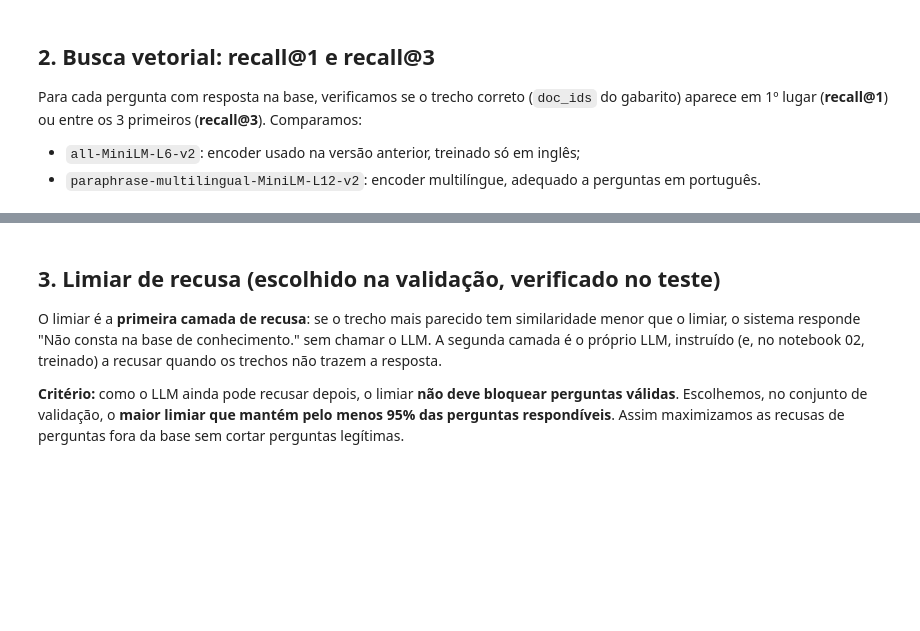
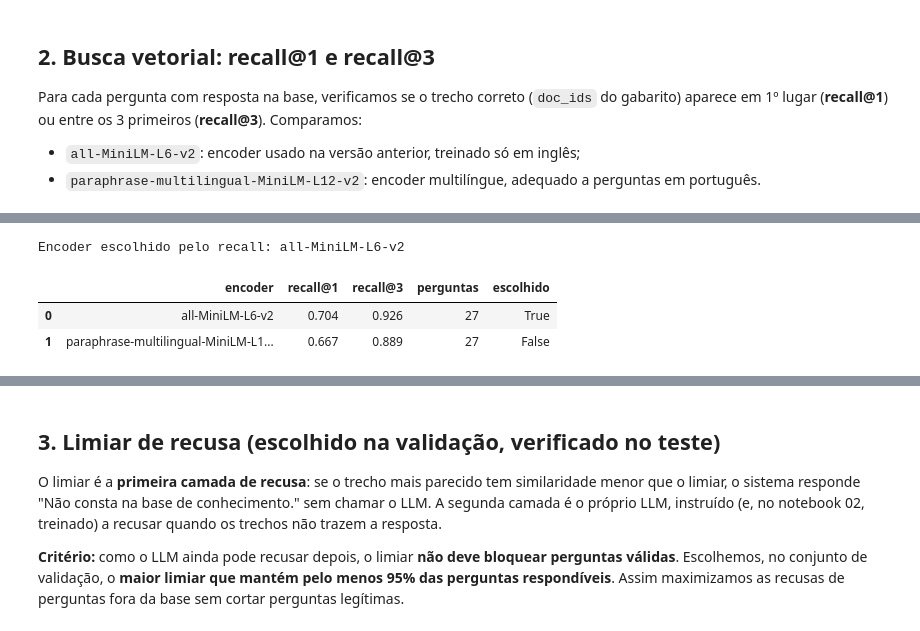
Before and after one commit to palomari/agrofacil-genai, a Jupyter notebook: notebooks/01_rag_pipeline.ipynb, the cells around one changed output, grey strips where cells are left out. Cells and saved outputs as stored; diff of their text form; code cells hidden in the pictures; blank space fills up the shorter version.

```diff
--- a/notebooks/01_rag_pipeline.ipynb
+++ b/notebooks/01_rag_pipeline.ipynb
@@ -80,8 +97,8 @@ Para cada pergunta com resposta na base, verificamos se o trecho correto (`doc_i
 - `paraphrase-multilingual-MiniLM-L12-v2`: encoder multilíngue, adequado a perguntas em português.
 # %%
 ENCODERS = {
-    "all-MiniLM-L6-v2 (versão anterior, inglês)": "sentence-transformers/all-MiniLM-L6-v2",
-    "paraphrase-multilingual-MiniLM-L12-v2 (escolhido)": af.ENCODER_PADRAO,
+    "all-MiniLM-L6-v2": "sentence-transformers/all-MiniLM-L6-v2",
+    "paraphrase-multilingual-MiniLM-L12-v2": "sentence-transformers/paraphrase-multilingual-MiniLM-L12-v2",
 }
 
 def medir_recall(buscador, casos, k=3):
@@ -108,5 +125,9 @@ for nome, modelo in ENCODERS.items():
                    "recall@3": round(det["hit@3"].mean(), 3), "perguntas": len(det)})
 
 df_recall = pd.DataFrame(tabela)
+escolhido = df_recall.sort_values(["recall@3", "recall@1"], ascending=False).encoder.iloc[0]
+df_recall["escolhido"] = df_recall.encoder == escolhido
 df_recall.to_csv("avaliacao/recall.csv", index=False)
+print("Encoder escolhido pelo recall:", escolhido)
 df_recall
+# %% [output]
@@ -113 +136,5 @@ df_recall
+Encoder escolhido pelo recall: all-MiniLM-L6-v2
+|  | encoder | recall@1 | recall@3 | perguntas | escolhido |
+| 0 | all-MiniLM-L6-v2 | 0.704 | 0.926 | 27 | True |
+| 1 | paraphrase-multilingual-MiniLM-L1... | 0.667 | 0.889 | 27 | False |
 # %%
```
Also changed, not shown: parts of 9 cells of this notebook, 27 other files.
